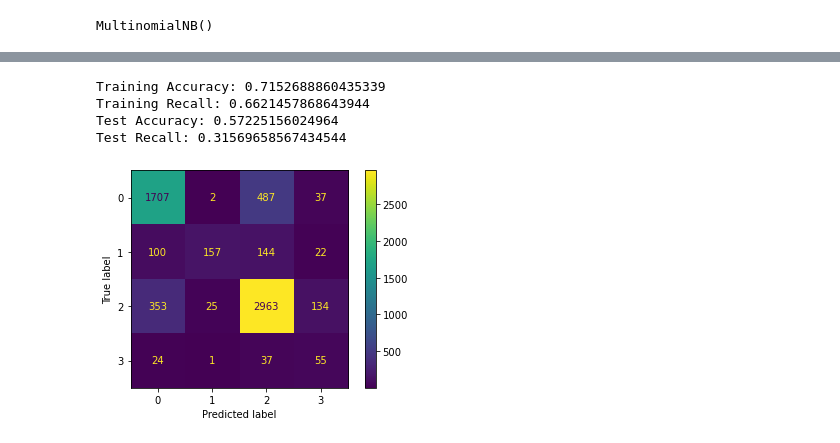
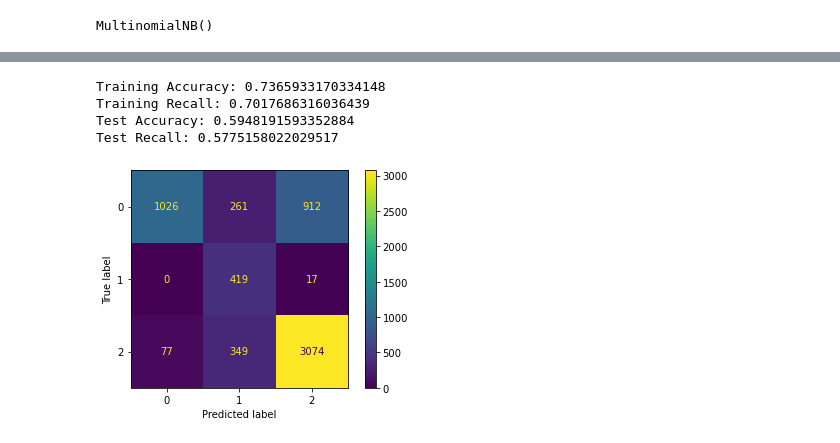
Before and after one commit to cjunhyuk/Apple-Google-Sentiment-Analysis, a Jupyter notebook: Peter's Working Notebook.ipynb, the cells around one changed output, grey strips where cells are left out. Cells and saved outputs as stored; diff of their text form; code cells hidden in the pictures.

```diff
--- a/Peter's Working Notebook.ipynb
+++ b/Peter's Working Notebook.ipynb
@@ -103,6 +103,8 @@ emotion = df2_label.replace({"emotion": {"Negative emotion" : 1,
                                 "No emotion toward brand or product" : 2,
                                 "I can't tell" : 3}})
 df2['emotion'] = emotion
+df2['emotion'] = df2['emotion'].astype('int')
+df2 = df2[df2['emotion'] != 3]
 df2
 # %% [output]
 |  | tweet_text | product | emotion |
@@ -176,7 +123,25 @@ def doc_preparer(doc, stop_words=sw):
+# %%
+sw = stopwords.words('english')
+# pattern = r"(?u)\w{3,}"
+pattern = r"([a-zA-Z]+(?:’[a-z]+)?)"
+tokenizer = RegexpTokenizer(pattern)
+stemmer = SnowballStemmer(language = 'english')
+def preprocess_text(text, tokenizer, sw, stemmer):
+    # Standardize case (lowercase the text)
+    # your code here
+    text = text.lower()
+
+    token = tokenizer.tokenize(text)
+
+    text = [word for word in token if word not in sw]
+
+    final = [stemmer.stem(text) for text in text]
+
+    return ' '.join(final)
 # %%
 X = df2.drop(columns = 'emotion')
 y = df2['emotion']
 # %%
-text_series = df["tweet_text"].map(lambda x : preprocess_text(x, tokenizer, sw, stemmer))
+text_series = df2["tweet_text"].map(lambda x : preprocess_text(x, tokenizer, sw, stemmer))
 text_series
 # %% [output]
@@ -200,6 +165,6 @@ sample_doc = [token.lower() for token in sample_doc]
 sw = stopwords.words('english')
 sample_doc = [token for token in sample_doc if token not in sw]
 # %%
-X_train, X_test, y_train, y_test = train_test_split(X['tweet_text'], y, random_state=42)
+X_train, X_test, y_train, y_test = train_test_split(text_series, y, random_state=42)
 y_test
 # %% [output]
@@ -308,24 +328,24 @@ Test Recall: 0.3577653066907637
 # %%
 # Pipeline model to test if TfidfVectorizer is better than CountVectorizer
 mnb_tfidf = imbpipeline(steps=[
     ('preprocess', TfidfVectorizer(lowercase = False)),
     ('SMOTE', SMOTE(sampling_strategy = 'minority', random_state = 42)),
     ('mnb', MultinomialNB())
 ])
 
 mnb_tfidf.fit(X_train, y_train)
 tfidf_preds = mnb_tfidf.predict(X_train)
 tfidf_test_preds = mnb_tfidf.predict(X_test)
 print("Training Accuracy:", mnb_tfidf.score(X_train, y_train))
 print("Training Recall:", recall_score(tfidf_preds, y_train,average = 'macro'))
 print("Test Accuracy:", accuracy_score(y_test, tfidf_test_preds))
 print("Test Recall:", recall_score(y_test, tfidf_test_preds, average = 'macro'))
-cm3 = confusion_matrix(y_train, preds)
+cm3 = confusion_matrix(y_train, tfidf_preds)
 cm3display = ConfusionMatrixDisplay(cm3)
 cm3display.plot();
 # %% [output]
-Training Accuracy: 0.7152688860435339
-Training Recall: 0.6621457868643944
-Test Accuracy: 0.57225156024964
-Test Recall: 0.31569658567434544
+Training Accuracy: 0.7365933170334148
+Training Recall: 0.7017686316036439
+Test Accuracy: 0.5948191593352884
+Test Recall: 0.5775158022029517
-[figure, old version]
+[figure, new version]
```
Also changed, not shown: parts of 12 cells of this notebook.
